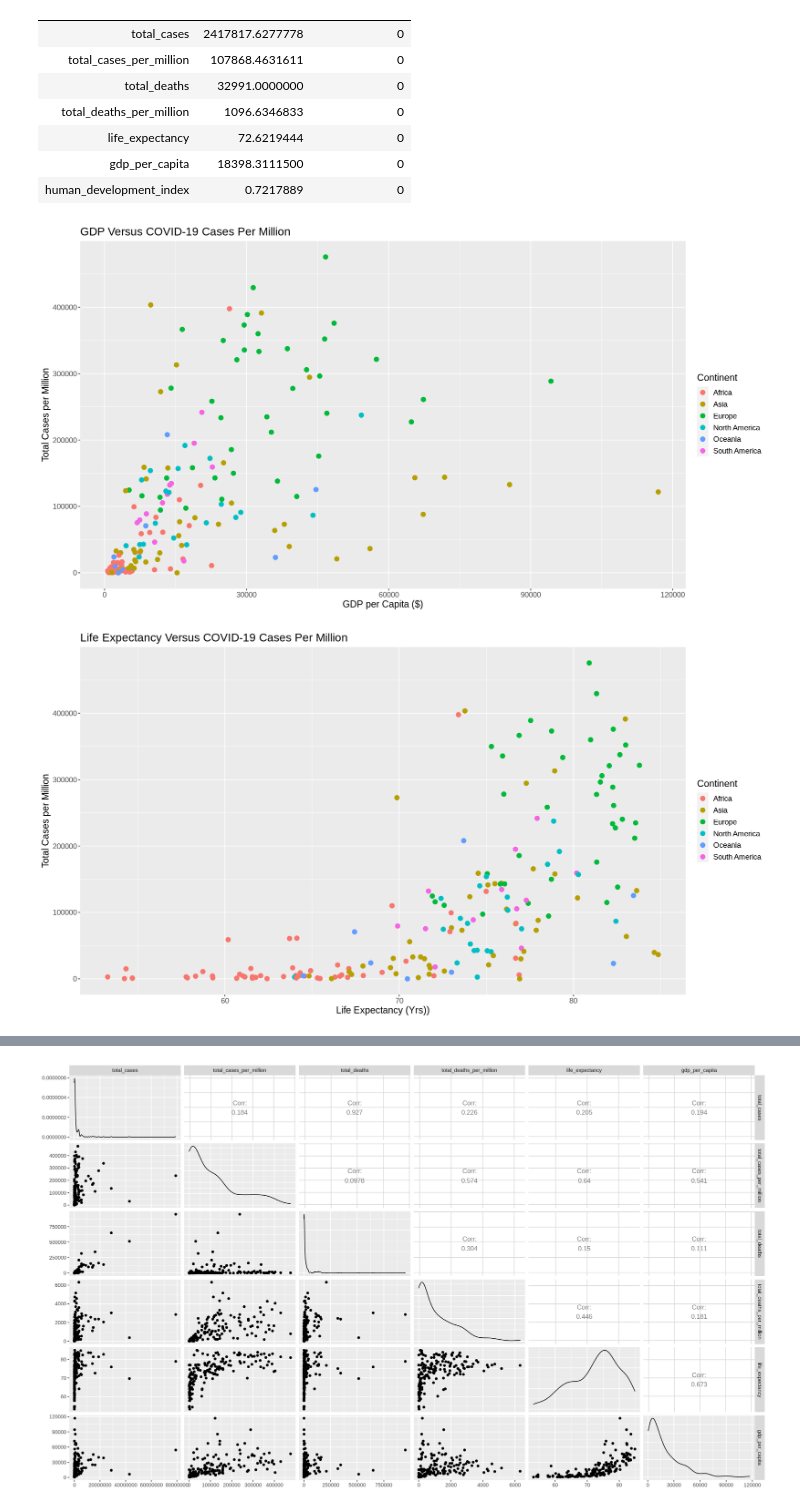
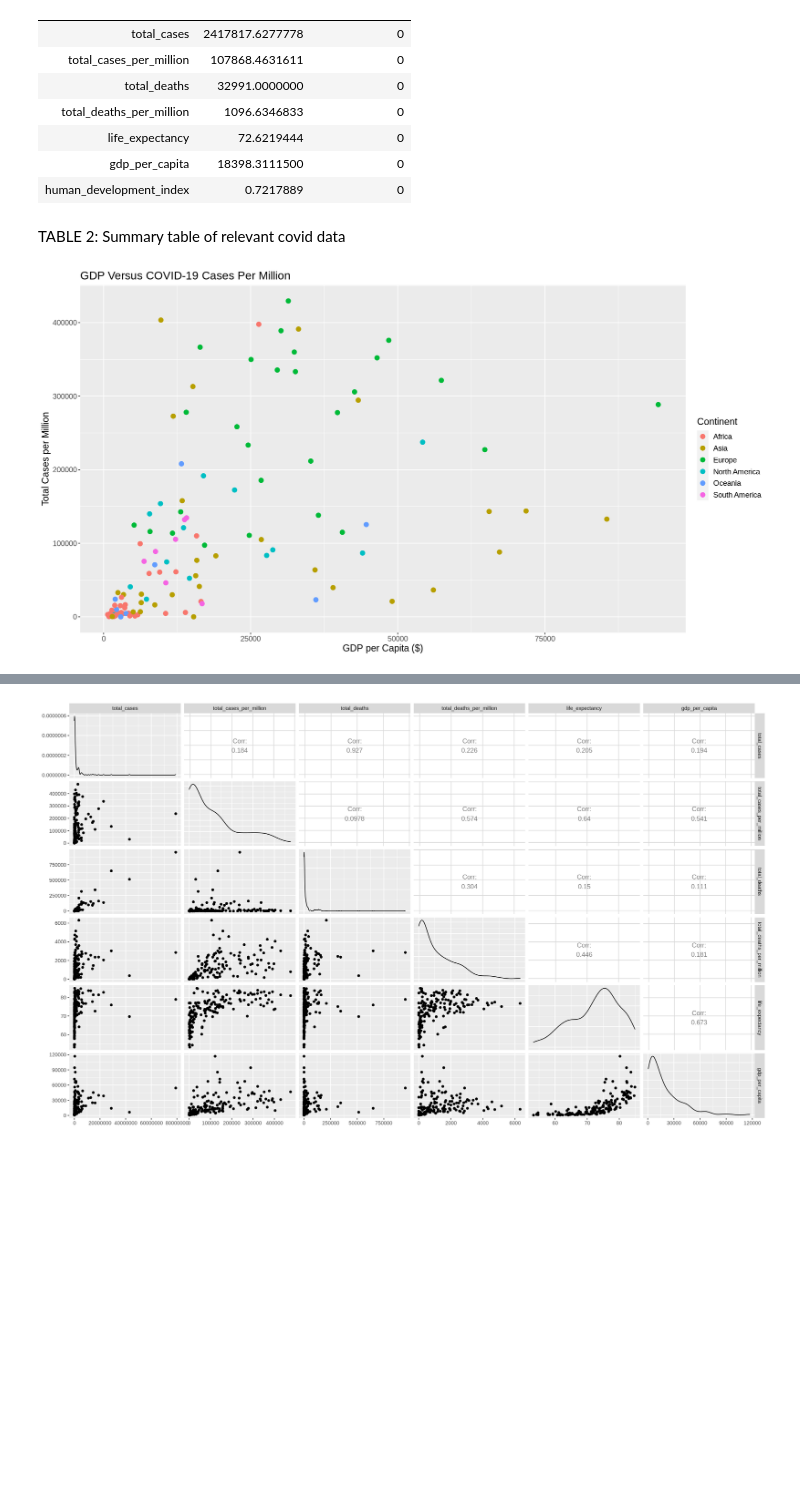
Before and after one commit to jerryyvn/DSCI-Group-11-Project, a Jupyter notebook: project_proposal.ipynb, the cells around one changed output, grey strips where cells are left out. Saved outputs shown, nothing was run; the diff lists cells and outputs as text; code cells hidden in the pictures; blank space fills up the shorter version.

```diff
--- a/project_proposal.ipynb
+++ b/project_proposal.ipynb
@@ -135,3 +137,5 @@ A tibble: 7 × 3
 | life_expectancy | 72.6219444 | 0 |
 | gdp_per_capita | 18398.3111500 | 0 |
 | human_development_index | 0.7217889 | 0 |
+# %% [markdown]
+TABLE 2: Summary table of relevant covid data
@@ -138,21 +149,12 @@ A tibble: 7 × 3
 # %%
 #resize
 options(repr.plot.width = 15, repr.plot.height = 8)
 #GDP plot of total cases per million and GDP per capita
-proposal_plot_GDP_to_Covid_rates <- relevant_covid_data %>%
+proposal_plot_GDP_to_Covid_rates <- covid_train %>%
                     ggplot(aes(x = gdp_per_capita, y = total_cases_per_million, color = continent)) + geom_point(size = 3) +
                     labs(x = "GDP per Capita ($)", y = "Total Cases per Million", color = "Continent") +
                     ggtitle("GDP Versus COVID-19 Cases Per Million") +
                     theme(text = element_text(size = 14))
 proposal_plot_GDP_to_Covid_rates
-
-# Life Expectancy vs Total Cases per Million plot
-proposal_plot_Life_Expectancy_to_Covid_rates <- relevant_covid_data %>%
-                    ggplot(aes(x = life_expectancy, y = total_cases_per_million, color = continent)) + geom_point(size = 3) +
-                    labs(x = "Life Expectancy (Yrs))", y = "Total Cases per Million", color = "Continent") +
-                    ggtitle("Life Expectancy Versus COVID-19 Cases Per Million") +
-                    theme(text = element_text(size = 14))
-proposal_plot_Life_Expectancy_to_Covid_rates
 # %% [output]
-[figure, old version]
+[figure, new version]
-[figure, removed]
```
Also changed, not shown: parts of 12 cells of this notebook.
